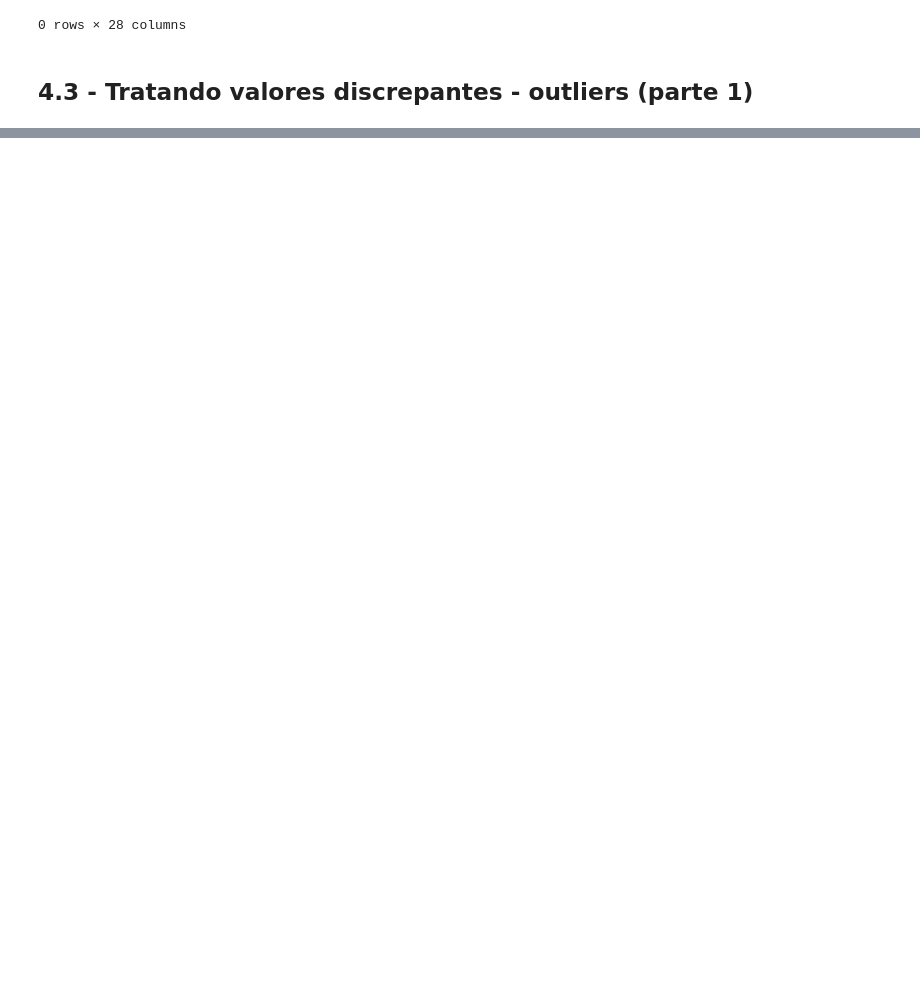
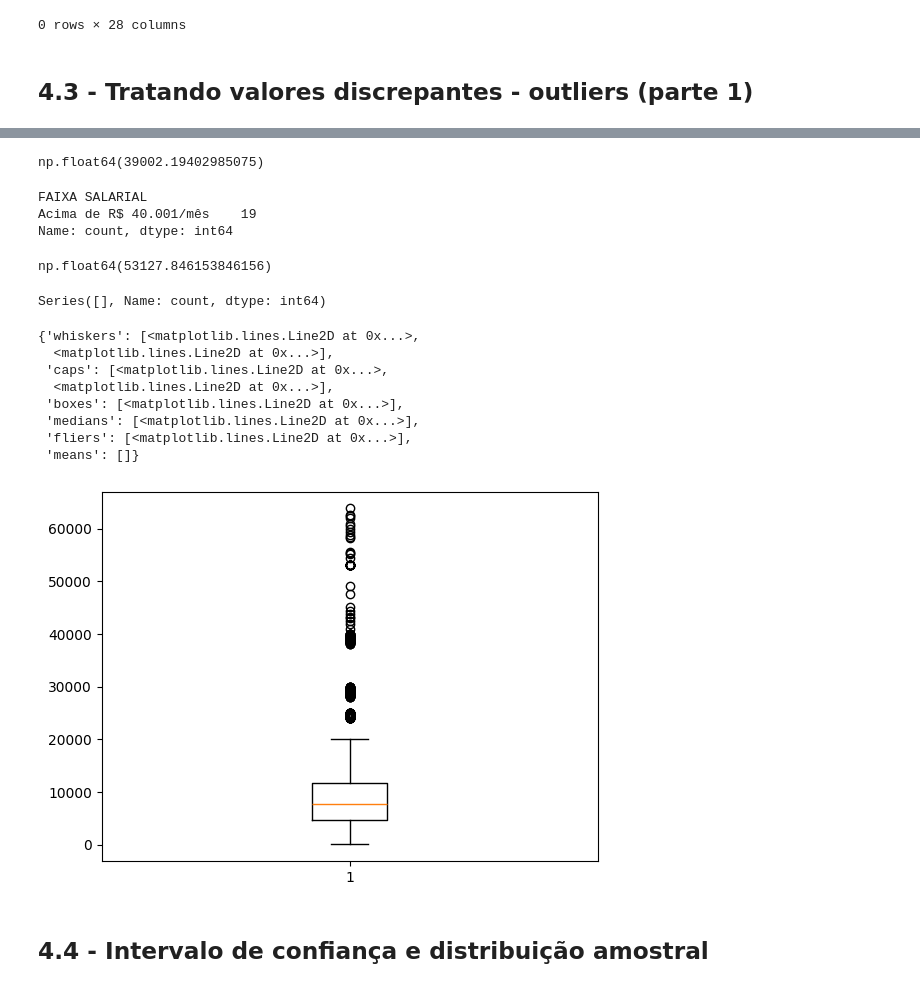
Before and after one commit to analurod/learning-data-science, a Jupyter notebook: dados_programaria/analise_dados.ipynb, the cells around one changed output, grey strips where cells are left out. Cells and saved outputs as stored; diff of their text form; code cells hidden in the pictures; blank space fills up the shorter version.

```diff
--- a/dados_programaria/analise_dados.ipynb
+++ b/dados_programaria/analise_dados.ipynb
@@ -583,0 +720,43 @@ dados[dados['SALARIO'].isnull()]
+# %%
+# media dos 30k a 40k que não são outliers
+media_30k_40k = dados[(dados['FAIXA SALARIAL']=="de R$ 30.001/mês a R$ 40.000/mês") & (dados['SALARIO'] <ls_dp)]['SALARIO'].mean()
+media_30k_40k
+# %% [output]
+np.float64(39002.19402985075)
+# %%
+# Substituir outliers por média
+dados.loc[(dados['FAIXA SALARIAL']=="de R$ 30.001/mês a R$ 40.000/mês") & (dados['SALARIO'] >ls_dp), 'SALARIO'] = media_30k_40k
+# %%
+dados[dados['SALARIO']>ls_dp]['FAIXA SALARIAL'].value_counts()
+# %% [output]
+FAIXA SALARIAL
+Acima de R$ 40.001/mês    19
+Name: count, dtype: int64
+# %%
+# media dos acima de 40000
+media_mais40k = dados[(dados['FAIXA SALARIAL']=="Acima de R$ 40.001/mês") & (dados['SALARIO'] <ls_dp)]['SALARIO'].mean()
+media_mais40k
+# %% [output]
+np.float64(53127.846153846156)
+# %%
+# Substituir outliers por média
+dados.loc[(dados['FAIXA SALARIAL']=="Acima de R$ 40.001/mês") & (dados['SALARIO'] >ls_dp), 'SALARIO'] = media_mais40k
+# %%
+dados[dados['SALARIO']>ls_dp]['FAIXA SALARIAL'].value_counts()
+# %% [output]
+Series([], Name: count, dtype: int64)
+# %%
+#boxplot pós-correção
+plt.boxplot(dados['SALARIO'])
+# %% [output]
+{'whiskers': [<matplotlib.lines.Line2D at 0x...>,
+  <matplotlib.lines.Line2D at 0x...>],
+ 'caps': [<matplotlib.lines.Line2D at 0x...>,
+  <matplotlib.lines.Line2D at 0x...>],
+ 'boxes': [<matplotlib.lines.Line2D at 0x...>],
+ 'medians': [<matplotlib.lines.Line2D at 0x...>],
+ 'fliers': [<matplotlib.lines.Line2D at 0x...>],
+ 'means': []}
+[figure, added]
+# %% [markdown]
+## 4.4 - Intervalo de confiança e distribuição amostral
```
Also changed, not shown: parts of 70 cells of this notebook, 2 other files.
